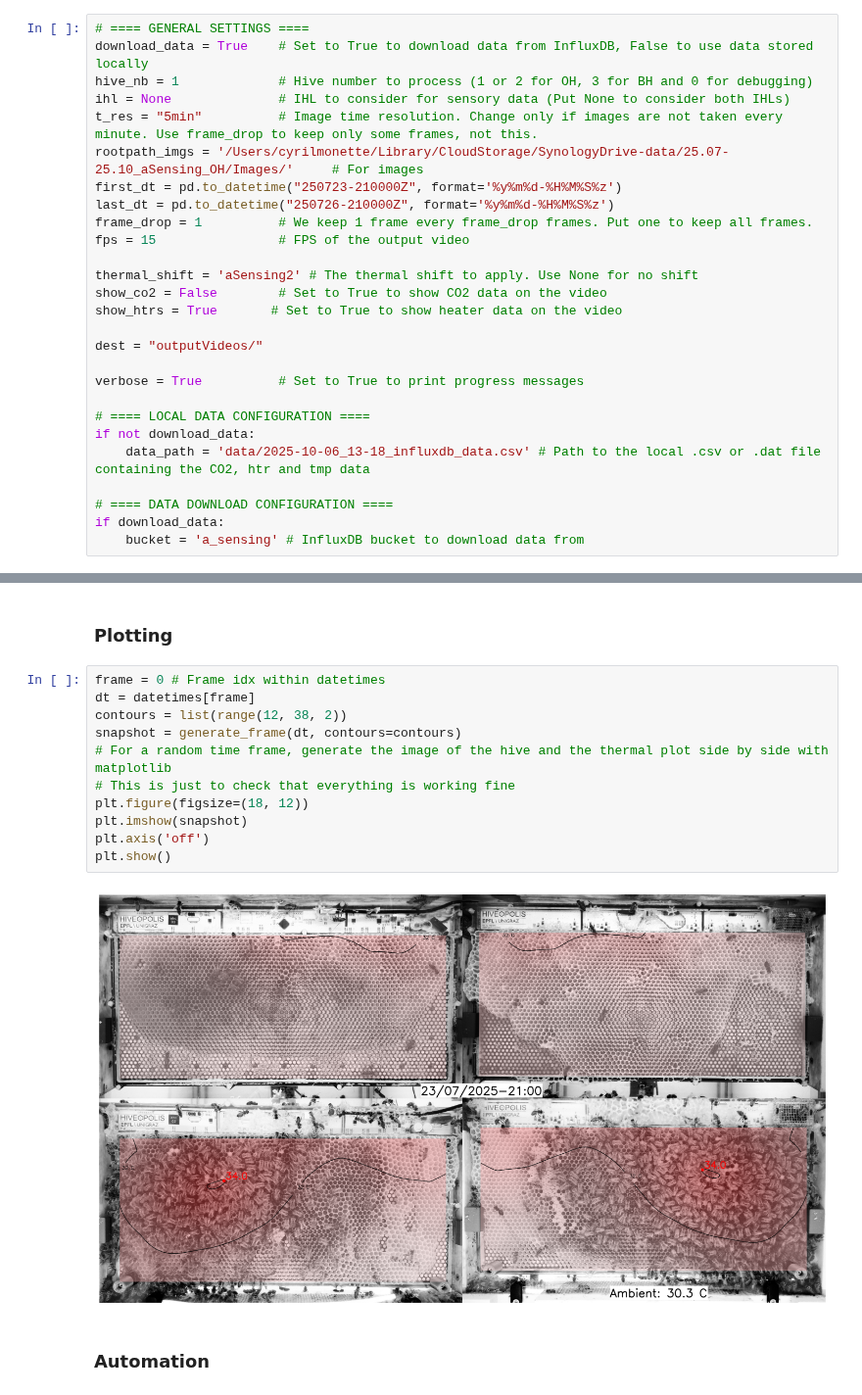
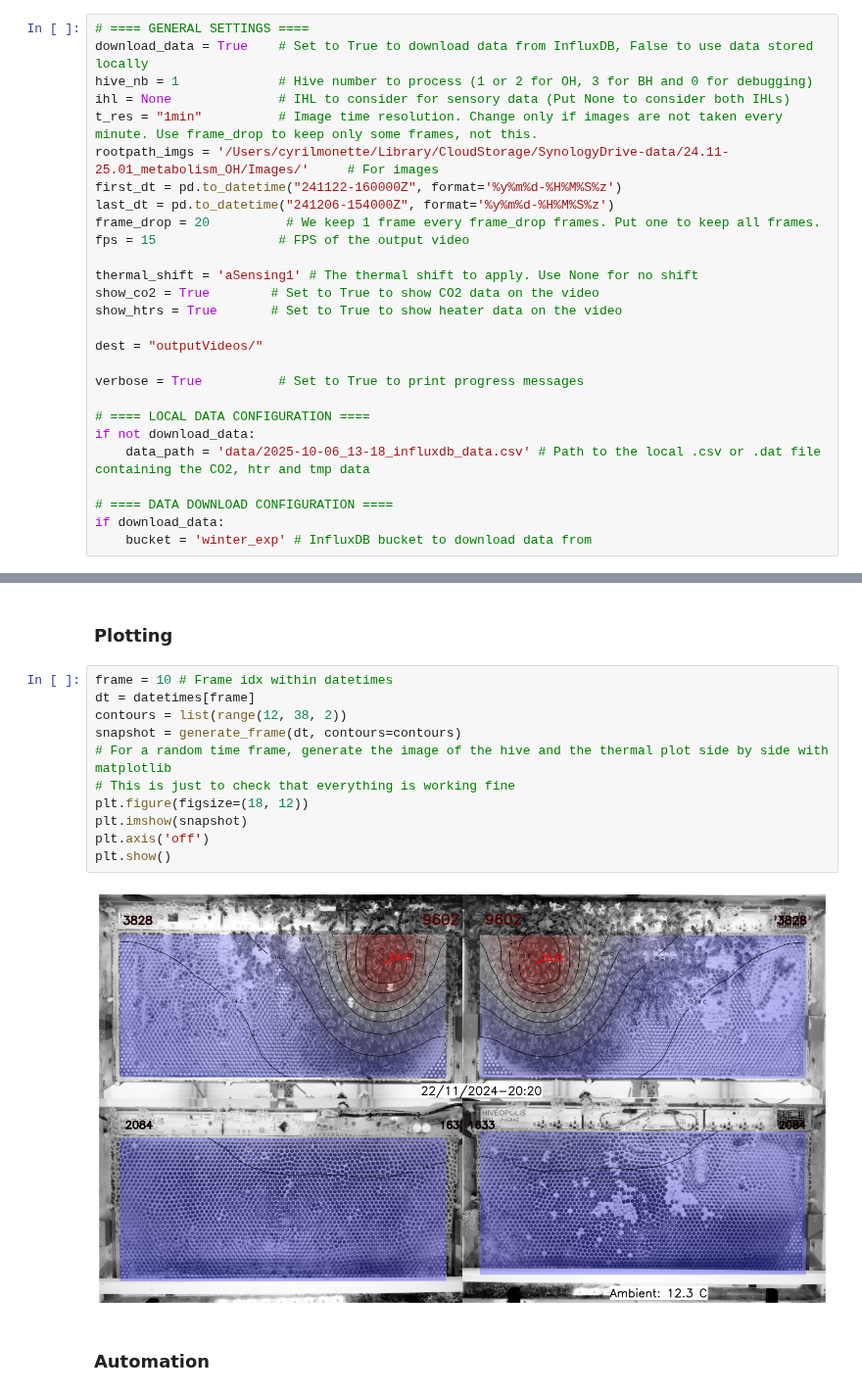
Before and after one commit to epfl-mobots/RHCVisualisation, a Jupyter notebook: generateAnotatedVideo.ipynb, the cells around one changed output, grey strips where cells are left out. Shown at 98% size. Cells and saved outputs as stored; diff of their text form.

Commit message:
updated Influx submodule and started generating videos for metabolism

```diff
--- a/generateAnotatedVideo.ipynb
+++ b/generateAnotatedVideo.ipynb
@@ -58,15 +46,15 @@ OSError: [Errno 12] Cannot allocate memory
 download_data = True    # Set to True to download data from InfluxDB, False to use data stored locally
 hive_nb = 1             # Hive number to process (1 or 2 for OH, 3 for BH and 0 for debugging)
 ihl = None              # IHL to consider for sensory data (Put None to consider both IHLs)
-t_res = "5min"          # Image time resolution. Change only if images are not taken every minute. Use frame_drop to keep only some frames, not this.
-rootpath_imgs = '/Users/cyrilmonette/Library/CloudStorage/SynologyDrive-data/25.07-25.10_aSensing_OH/Images/'     # For images
-first_dt = pd.to_datetime("250723-210000Z", format='%y%m%d-%H%M%S%z')
-last_dt = pd.to_datetime("250726-210000Z", format='%y%m%d-%H%M%S%z')
-frame_drop = 1          # We keep 1 frame every frame_drop frames. Put one to keep all frames.
+t_res = "1min"          # Image time resolution. Change only if images are not taken every minute. Use frame_drop to keep only some frames, not this.
+rootpath_imgs = '/Users/cyrilmonette/Library/CloudStorage/SynologyDrive-data/24.11-25.01_metabolism_OH/Images/'     # For images
+first_dt = pd.to_datetime("241122-160000Z", format='%y%m%d-%H%M%S%z')
+last_dt = pd.to_datetime("241206-154000Z", format='%y%m%d-%H%M%S%z')
+frame_drop = 20          # We keep 1 frame every frame_drop frames. Put one to keep all frames.
 fps = 15                # FPS of the output video
 
-thermal_shift = 'aSensing2' # The thermal shift to apply. Use None for no shift
-show_co2 = False        # Set to True to show CO2 data on the video
+thermal_shift = 'aSensing1' # The thermal shift to apply. Use None for no shift
+show_co2 = True        # Set to True to show CO2 data on the video
 show_htrs = True       # Set to True to show heater data on the video
 
 dest = "outputVideos/"
@@ -79,7 +67,7 @@ if not download_data:
 
 # ==== DATA DOWNLOAD CONFIGURATION ====
 if download_data:
-    bucket = 'a_sensing' # InfluxDB bucket to download data from
+    bucket = 'winter_exp' # InfluxDB bucket to download data from
 # %% [markdown]
 ## Main code
 # %% [markdown]
@@ -325,18 +329,18 @@ def generate_frame(dt:pd.Timestamp, contours:list = []):
 # %% [markdown]
 ### Plotting
 # %%
-frame = 0 # Frame idx within datetimes
+frame = 10 # Frame idx within datetimes
 dt = datetimes[frame]
 contours = list(range(12, 38, 2))
 snapshot = generate_frame(dt, contours=contours)
 # For a random time frame, generate the image of the hive and the thermal plot side by side with matplotlib
 # This is just to check that everything is working fine
 plt.figure(figsize=(18, 12))
 plt.imshow(snapshot)
 plt.axis('off')
 plt.show()
 # %% [output]
-[figure, old version]
+[figure, new version]
 # %% [markdown]
 ### Automation
 # %%
```
Also changed, not shown: parts of 7 cells of this notebook.
